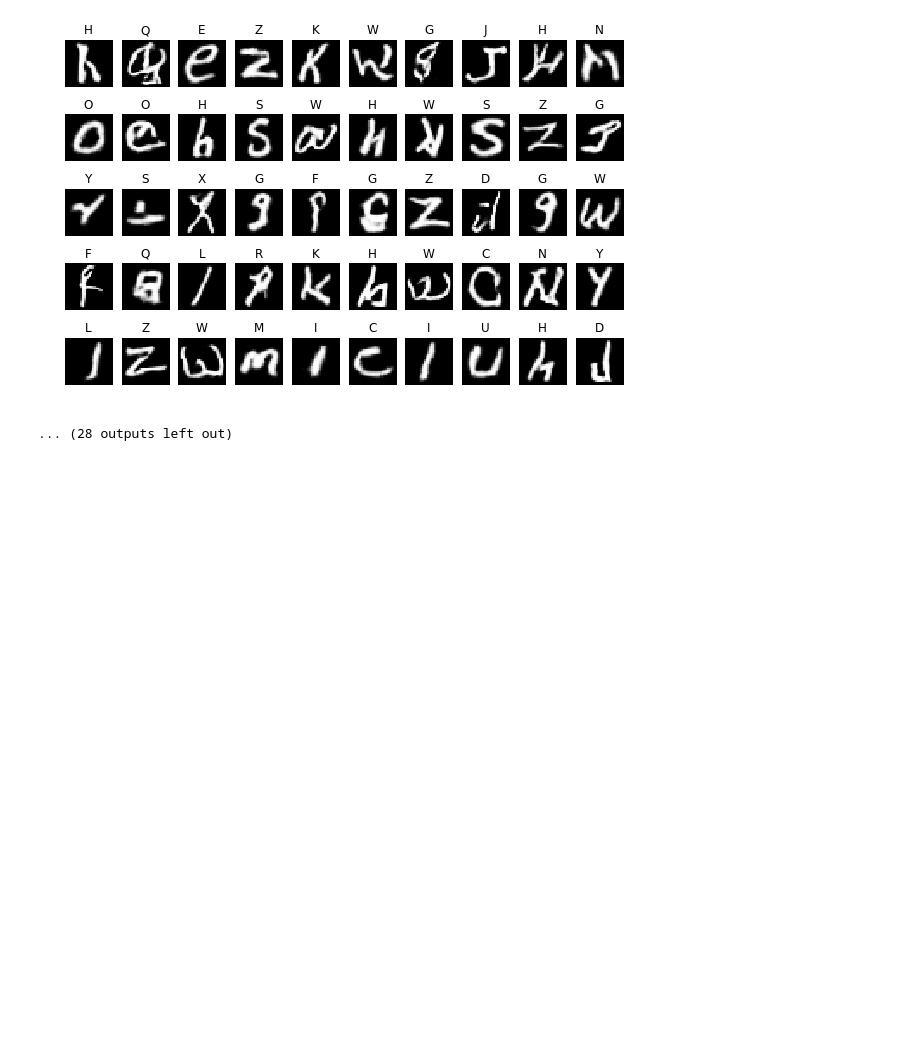
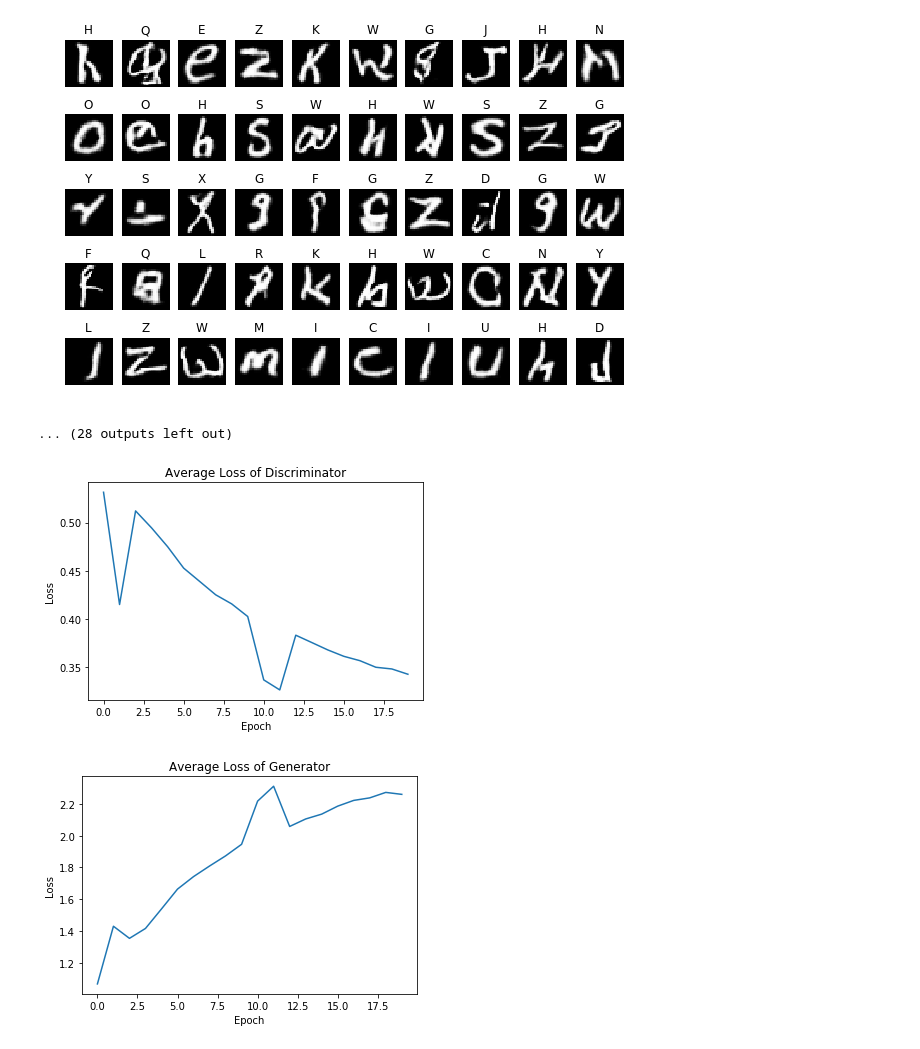
Before and after one commit to Vioh/SSY340, a Jupyter notebook: project/project.ipynb, the cells around one changed output. Saved outputs shown, nothing was run; the diff lists cells and outputs as text; code cells hidden in the pictures; blank space fills up the shorter version.

Commit message:
Added plots

```diff
--- a/project/project.ipynb
+++ b/project/project.ipynb
@@ -313,3 +313,22 @@ Epoch: 4, G-Loss: 1.5395807084501305, D-Loss: 0.4750014622548128
 Epoch: 5, G-Loss: 1.6641656649043992, D-Loss: 0.45282146379738103
 [figure]
 ... (28 outputs left out)
+# %%
+# Plotting the discriminator losses
+plt.plot(D_losses)
+plt.title("Average Loss of Discriminator")
+plt.ylabel("Loss")
+plt.xlabel("Epoch")
+plt.savefig("D_Losses.png")
+plt.show()
+
+# Plotting the generator losses
+plt.plot(G_losses)
+plt.title("Average Loss of Generator")
+plt.ylabel("Loss")
+plt.xlabel("Epoch")
+plt.savefig("G_Losses.png")
+plt.show()
+# %% [output]
+[figure, added]
+[figure, added]
```
Also changed, not shown: 2 other files.
